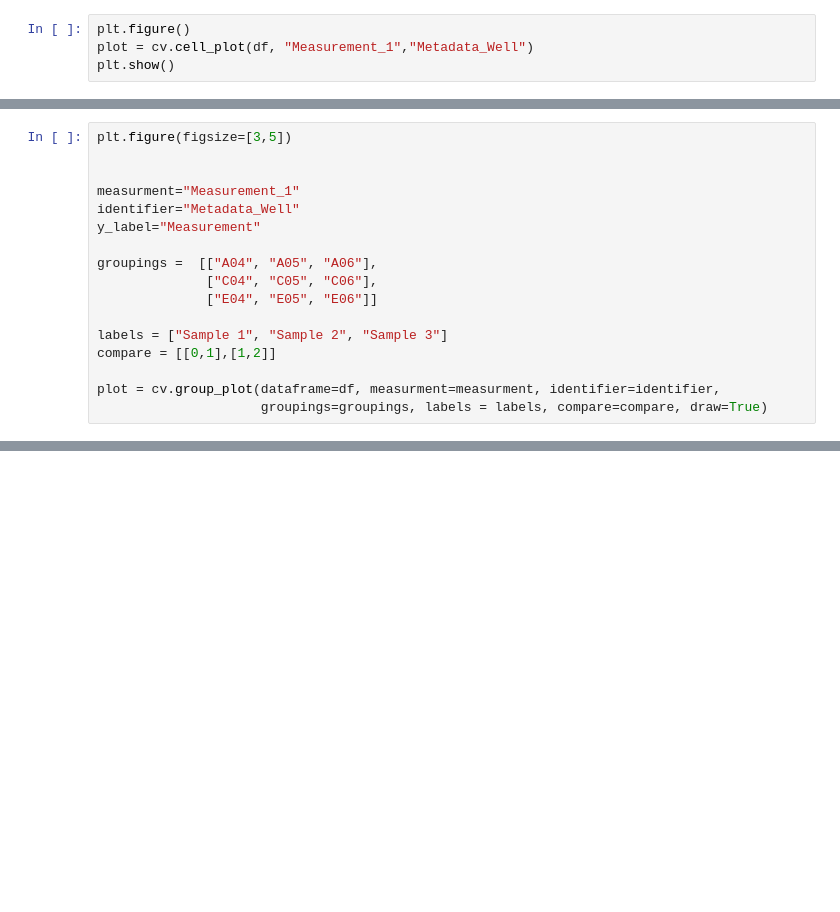
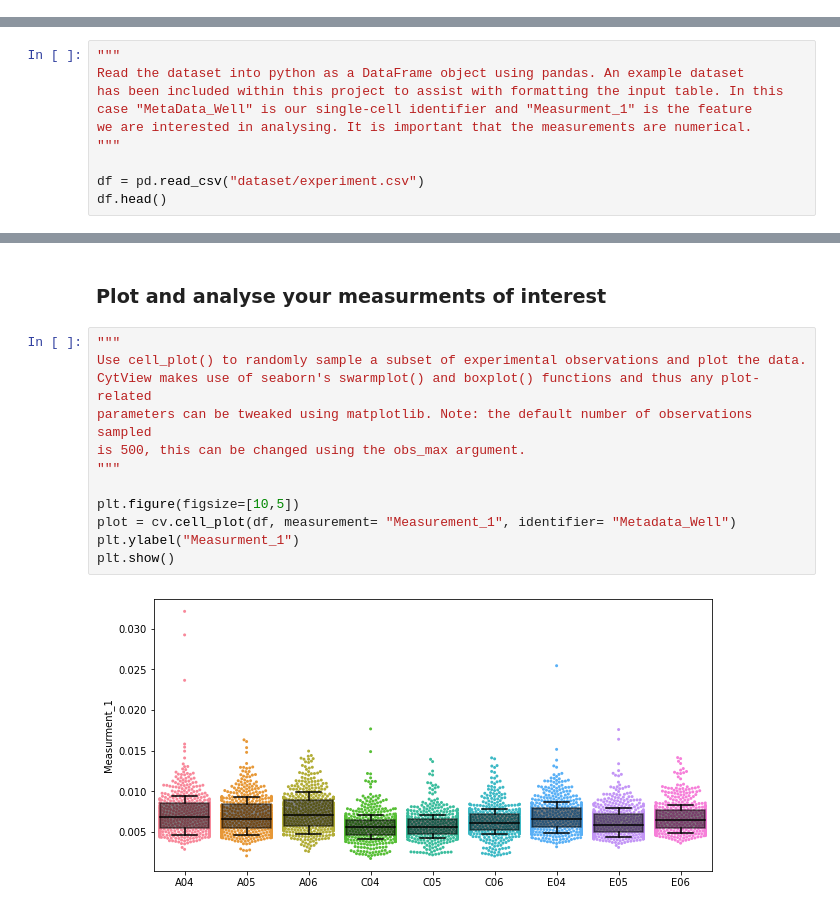
Before and after one commit to charliebidgood/CytView, a Jupyter notebook: example.ipynb, the cells around one changed output, grey strips where cells are left out. Saved outputs shown, nothing was run; the diff lists cells and outputs as text; blank space fills up the shorter version.

Commit message:
added notes to the example notebook, fixed typos

```diff
--- a/example.ipynb
+++ b/example.ipynb
@@ -18,4 +6,0 @@ df.head()
-# %%
-plt.figure()
-plot = cv.cell_plot(df, "Measurement_1","Metadata_Well")
-plt.show()
@@ -24,17 +6,0 @@ plt.show()
-# %%
-plt.figure(figsize=[3,5])
-
-
-measurment="Measurement_1"
-identifier="Metadata_Well"
-y_label="Measurement"
-
-groupings =  [["A04", "A05", "A06"],
-              ["C04", "C05", "C06"],
-              ["E04", "E05", "E06"]]
-
-labels = ["Sample 1", "Sample 2", "Sample 3"]
-compare = [[0,1],[1,2]]
-
-plot = cv.group_plot(dataframe=df, measurment=measurment, identifier=identifier,
-                     groupings=groupings, labels = labels, compare=compare, draw=True)
@@ -60,0 +9,10 @@ plot["dataframe"]
+# %%
+"""
+Read the dataset into python as a DataFrame object using pandas. An example dataset
+has been included within this project to assist with formatting the input table. In this
+case "MetaData_Well" is our single-cell identifier and "Measurment_1" is the feature
+we are interested in analysing. It is important that the measurements are numerical.
+"""
+
+df = pd.read_csv("dataset/experiment.csv")
+df.head()
@@ -60,0 +26,16 @@ plot["dataframe"]
+# %% [markdown]
+### Plot and analyse your measurments of interest
+# %%
+"""
+Use cell_plot() to randomly sample a subset of experimental observations and plot the data.
+CytView makes use of seaborn's swarmplot() and boxplot() functions and thus any plot-related
+parameters can be tweaked using matplotlib. Note: the default number of observations sampled
+is 500, this can be changed using the obs_max argument.
+"""
+
+plt.figure(figsize=[10,5])
+plot = cv.cell_plot(df, measurement= "Measurement_1", identifier= "Metadata_Well")
+plt.ylabel("Measurment_1")
+plt.show()
+# %% [output]
+[figure, added]
```
Also changed, not shown: parts of 14 cells of this notebook, 1 other file.
